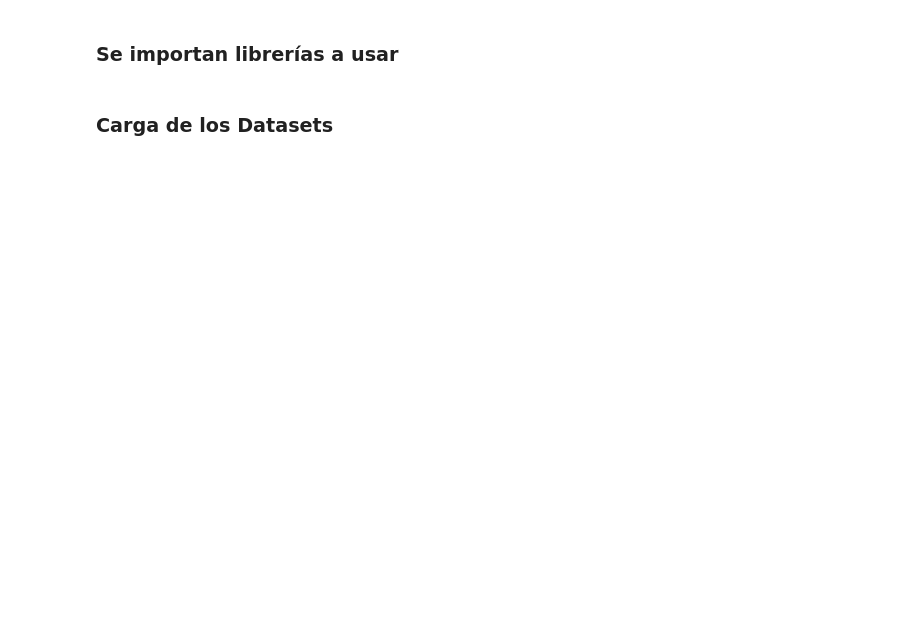
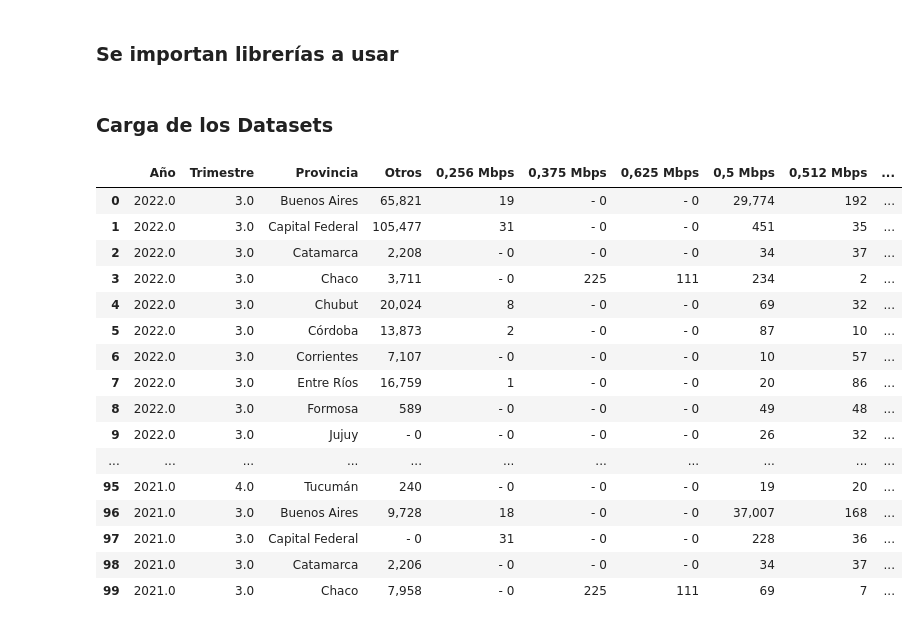
Before and after one commit to EmilianoEmanuelSosa/PI_DA_Data-visualization, a Jupyter notebook: ETL.ipynb, the cells around one changed output. Saved outputs shown, nothing was run; the diff lists cells and outputs as text; code cells hidden in the pictures; blank space fills up the shorter version.

```diff
--- a/ETL.ipynb
+++ b/ETL.ipynb
@@ -10,3 +12,8 @@ import matplotlib.pyplot as plt
+# %%
+pd.set_option("display.max_columns", None)
+pd.set_option("display.max_rows", None)
+pd.set_option("display.expand_frame_repr", False)
+pd.set_option("display.width", None)
 # %% [markdown]
 ### Carga de los Datasets
 # %%
@@ -27,0 +85,22 @@ names_dataframes = ['Acceso_internet_fijo_velocidad_bajada_provincia', 'Acceso_i
+# %%
+# 1
+# Mostrar las primeras 20 filas del DataFrame Acceso_internet_fijo_velocidadbajada_provincia
+display_scrollable_dataframe(Acceso_internet_fijo_velocidadbajada_provincia.head(100))
+# %% [output]
+|  | Año | Trimestre | Provincia | Otros | 0,256 Mbps | 0,375 Mbps | 0,625 Mbps | 0,5 Mbps | 0,512 Mbps | ... |
+| 0 | 2022.0 | 3.0 | Buenos Aires | 65,821 | 19 | - 0 | - 0 | 29,774 | 192 | ... |
+| 1 | 2022.0 | 3.0 | Capital Federal | 105,477 | 31 | - 0 | - 0 | 451 | 35 | ... |
+| 2 | 2022.0 | 3.0 | Catamarca | 2,208 | - 0 | - 0 | - 0 | 34 | 37 | ... |
+| 3 | 2022.0 | 3.0 | Chaco | 3,711 | - 0 | 225 | 111 | 234 | 2 | ... |
+| 4 | 2022.0 | 3.0 | Chubut | 20,024 | 8 | - 0 | - 0 | 69 | 32 | ... |
+| 5 | 2022.0 | 3.0 | Córdoba | 13,873 | 2 | - 0 | - 0 | 87 | 10 | ... |
+| 6 | 2022.0 | 3.0 | Corrientes | 7,107 | - 0 | - 0 | - 0 | 10 | 57 | ... |
+| 7 | 2022.0 | 3.0 | Entre Ríos | 16,759 | 1 | - 0 | - 0 | 20 | 86 | ... |
+| 8 | 2022.0 | 3.0 | Formosa | 589 | - 0 | - 0 | - 0 | 49 | 48 | ... |
+| 9 | 2022.0 | 3.0 | Jujuy | - 0 | - 0 | - 0 | - 0 | 26 | 32 | ... |
+| ... | ... | ... | ... | ... | ... | ... | ... | ... | ... | ... |
+| 95 | 2021.0 | 4.0 | Tucumán | 240 | - 0 | - 0 | - 0 | 19 | 20 | ... |
+| 96 | 2021.0 | 3.0 | Buenos Aires | 9,728 | 18 | - 0 | - 0 | 37,007 | 168 | ... |
+| 97 | 2021.0 | 3.0 | Capital Federal | - 0 | 31 | - 0 | - 0 | 228 | 36 | ... |
+| 98 | 2021.0 | 3.0 | Catamarca | 2,206 | - 0 | - 0 | - 0 | 34 | 37 | ... |
+| 99 | 2021.0 | 3.0 | Chaco | 7,958 | - 0 | 225 | 111 | 69 | 7 | ... |
```
Also changed, not shown: parts of 32 cells of this notebook.
